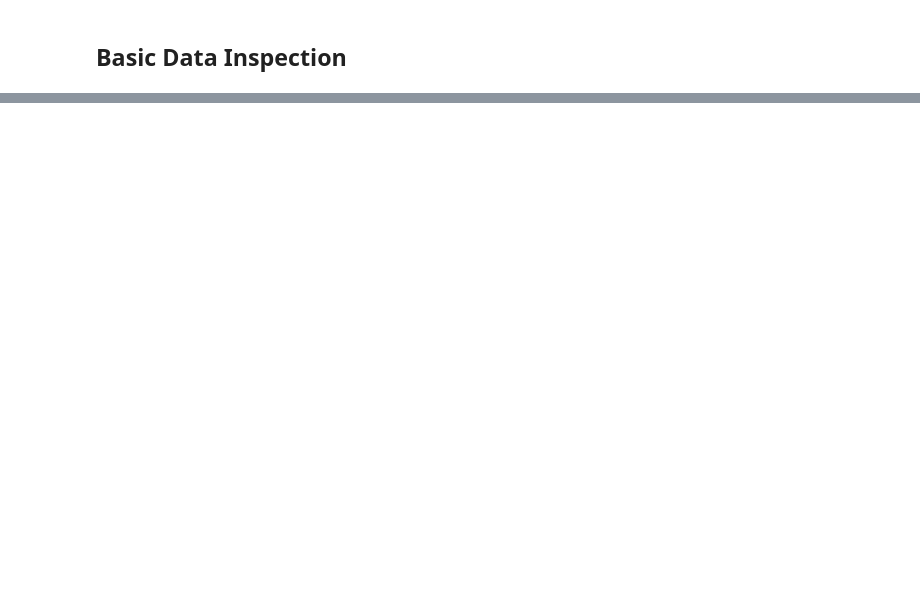
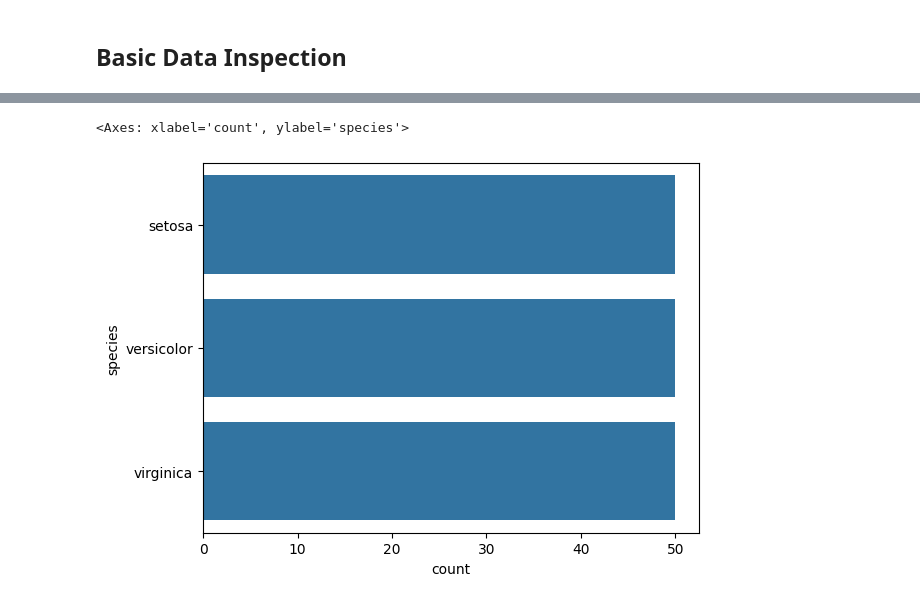
Before and after one commit to industrial-data-analysis-68/lectures, a Jupyter notebook: src/T05_data_visualization/C02_seaborn.ipynb, the cells around one changed output, grey strips where cells are left out. Saved outputs shown, nothing was run; the diff lists cells and outputs as text; code cells hidden in the pictures; blank space fills up the shorter version.

```diff
--- a/src/T05_data_visualization/C02_seaborn.ipynb
+++ b/src/T05_data_visualization/C02_seaborn.ipynb
@@ -25,11 +44,17 @@ plt.show()
 # %%
 # Horizontal bar plot
-plt.figure(figsize=(8, 6))
-sns.countplot(data=iris, y="species", color="lightgreen", edgecolor="black", linewidth=1)
-plt.title("Count of Each Species (Horizontal)")
-plt.xlabel("Count")
-plt.ylabel("Species")
-plt.tight_layout()
-plt.show()
+sns.countplot(data=iris, y="species")
+
+# Add more customizations to horizontal bar plot
+# plt.figure(figsize=(8, 6))
+# sns.countplot(data=iris, y="species", color="lightgreen", edgecolor="black", linewidth=1)
+# plt.title("Count of Each Species (Horizontal)")
+# plt.xlabel("Count")
+# plt.ylabel("Species")
+# plt.tight_layout()
+# plt.show()
+# %% [output]
+<Axes: xlabel='count', ylabel='species'>
+[figure, added]
 # %%
 # Plot histogram for a single column
```
Also changed, not shown: parts of 16 cells of this notebook, 23 other files.
